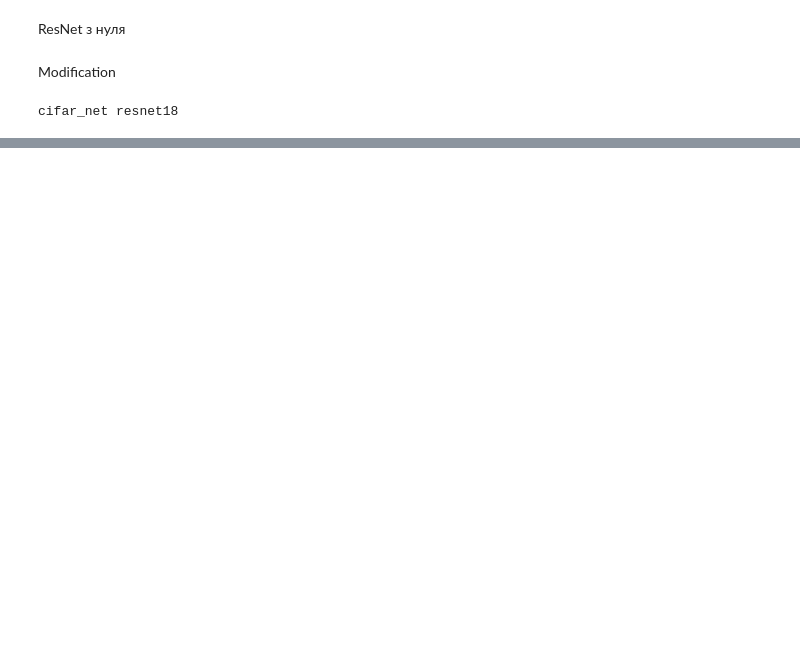
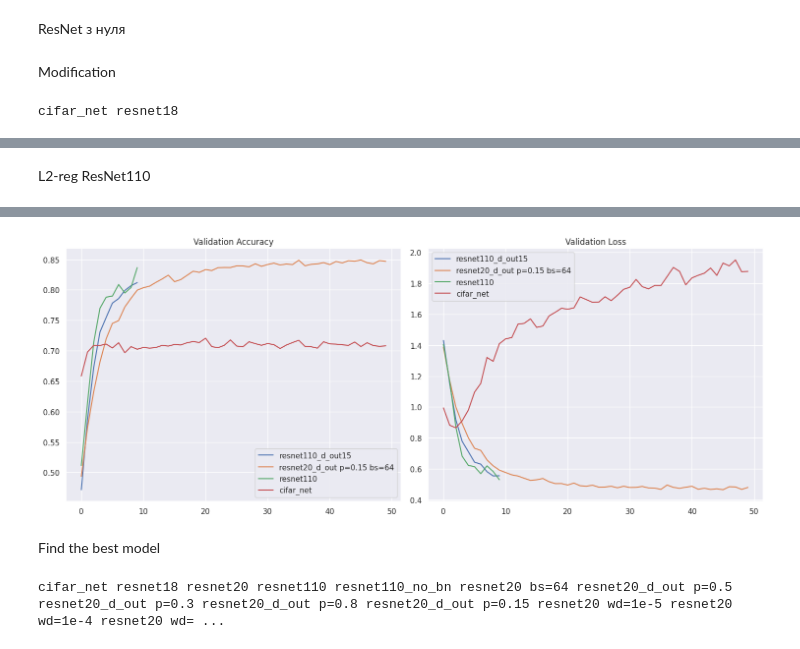
Before and after one commit to Dynokostya/nn-pytorch-labs, a Jupyter notebook: lab12.ipynb, the cells around one changed output, grey strips where cells are left out. Cells and saved outputs as stored; diff of their text form; code cells hidden in the pictures; blank space fills up the shorter version.

```diff
--- a/lab12.ipynb
+++ b/lab12.ipynb
@@ -336,0 +409,7 @@ batch_size=64)
+# %% [markdown]
+L2-reg ResNet110
+# %%
+accuracies['resnet110_d_out15'], losses['resnet110_d_out15'], resnet110_d_out15_state = train(resnet110_d_out15(), X_train, y_train, X_test, y_test, batch_size=64, save_net_state=True, epoch_num=10)
+accuracies['resnet20_d_out p=0.15 bs=64'], losses['resnet20_d_out p=0.15 bs=64'], resnet20_d_out15_state = train(resnet20_d_out15(), X_train, y_train, X_test, y_test, batch_size=64, save_net_state=True)
+acc_loss_graph(accuracies, losses, ['resnet110_d_out15','resnet20_d_out p=0.15 bs=64', 'resnet110', 'cifar_net'])
+# %% [output]
@@ -336,0 +422,7 @@ batch_size=64)
+[figure, added]
+# %% [markdown]
+Find the best model
+# %%
+print(*[key for key, _ in accuracies.items()])
+# %% [output]
+cifar_net resnet18 resnet20 resnet110 resnet110_no_bn resnet20 bs=64 resnet20_d_out p=0.5 resnet20_d_out p=0.3 resnet20_d_out p=0.8 resnet20_d_out p=0.15 resnet20 wd=1e-5 resnet20 wd=1e-4 resnet20 wd= ...
```
Also changed, not shown: parts of 24 cells of this notebook.
